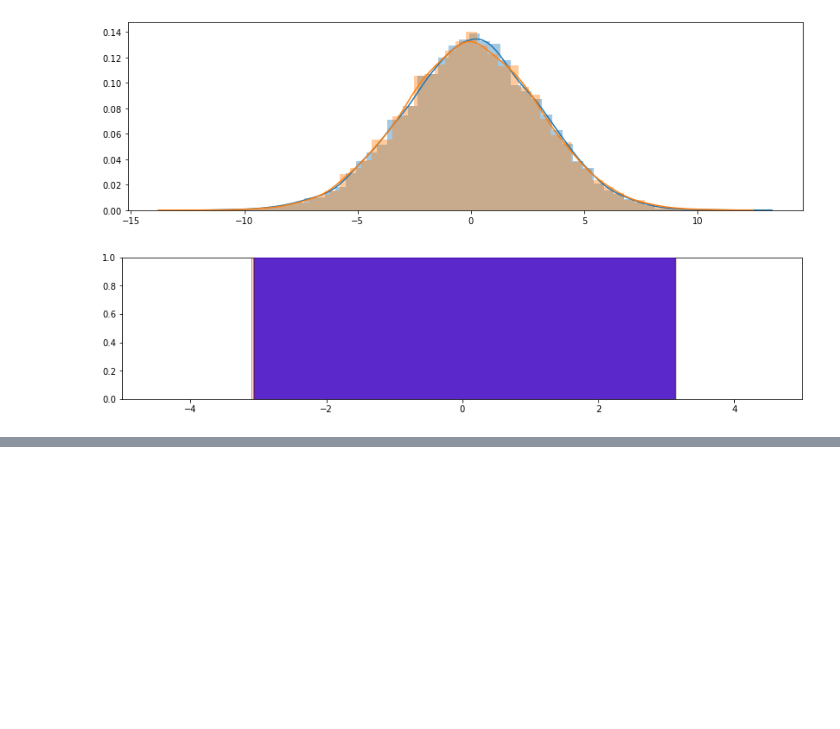
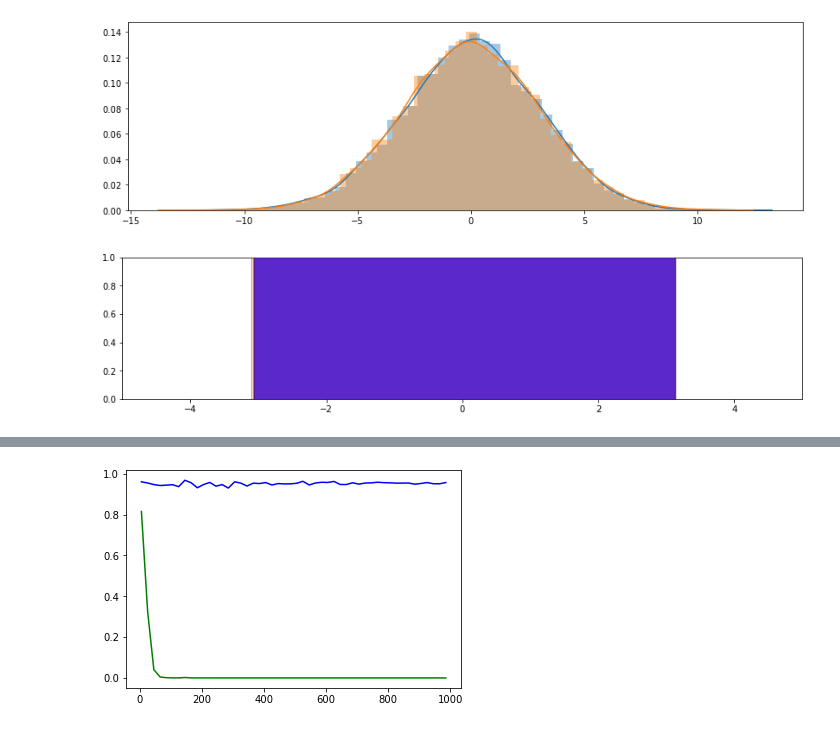
Before and after one commit to SebastianCerquera/datascience, a Jupyter notebook: stats/hypothesis_testing.ipynb, the cells around one changed output, grey strips where cells are left out. Cells and saved outputs as stored; diff of their text form; code cells hidden in the pictures; blank space fills up the shorter version.

```diff
--- a/stats/hypothesis_testing.ipynb
+++ b/stats/hypothesis_testing.ipynb
@@ -90,0 +144,4 @@ compare_intervals(sample_size)
+# %%
+plot_shapiro_against_N(f=gen_uniform)
+# %% [output]
+[figure, added]
```
Also changed, not shown: parts of 27 cells of this notebook, 1 other file.
